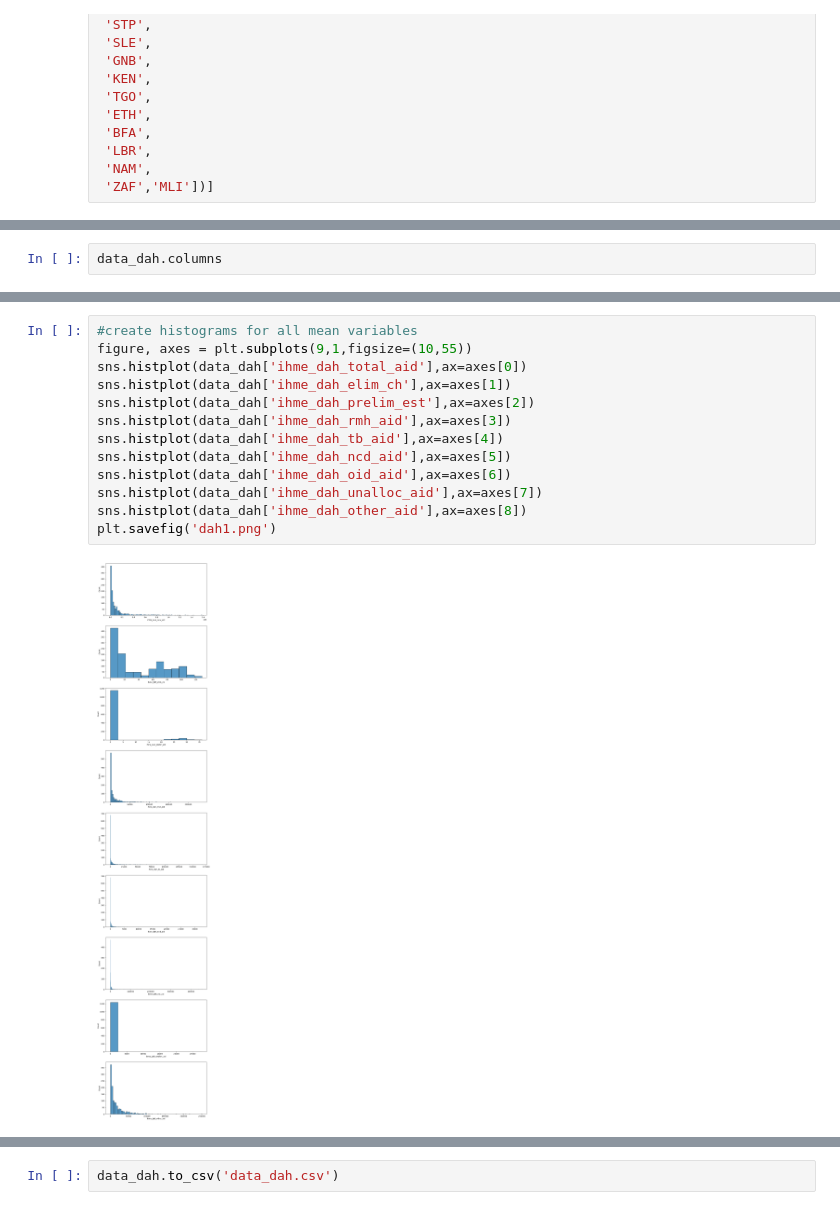
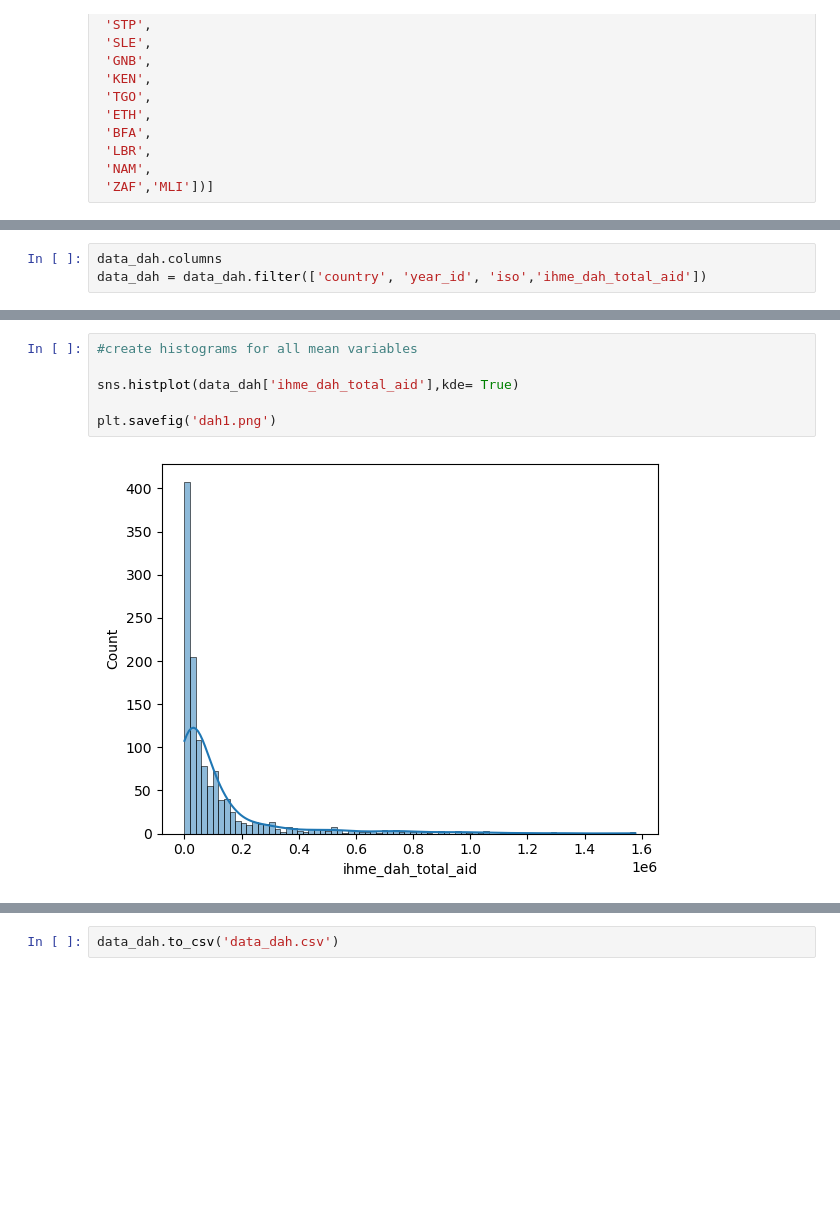
Before and after one commit to NatStrom/Thesis, a Jupyter notebook: controls.ipynb, the cells around one changed output, grey strips where cells are left out. Cells and saved outputs as stored; diff of their text form; blank space fills up the shorter version.

```diff
--- a/controls.ipynb
+++ b/controls.ipynb
@@ -465,3 +466,4 @@ custom_describe(data_dah)
 | max | 4.516000e+03 | 2.018000e+03 | 129.000000 | 36.000000 | 1.577709e+06 | 2.352610e+05 | ... |
 # %%
 data_dah.columns
+data_dah = data_dah.filter(['country', 'year_id', 'iso','ihme_dah_total_aid'])
@@ -508,17 +491,10 @@ pct_missing_df
 # %%
 #create histograms for all mean variables
-figure, axes = plt.subplots(9,1,figsize=(10,55))
-sns.histplot(data_dah['ihme_dah_total_aid'],ax=axes[0])
-sns.histplot(data_dah['ihme_dah_elim_ch'],ax=axes[1])
-sns.histplot(data_dah['ihme_dah_prelim_est'],ax=axes[2])
-sns.histplot(data_dah['ihme_dah_rmh_aid'],ax=axes[3])
-sns.histplot(data_dah['ihme_dah_tb_aid'],ax=axes[4])
-sns.histplot(data_dah['ihme_dah_ncd_aid'],ax=axes[5])
-sns.histplot(data_dah['ihme_dah_oid_aid'],ax=axes[6])
-sns.histplot(data_dah['ihme_dah_unalloc_aid'],ax=axes[7])
-sns.histplot(data_dah['ihme_dah_other_aid'],ax=axes[8])
+
+sns.histplot(data_dah['ihme_dah_total_aid'],kde= True)
+
 plt.savefig('dah1.png')
 # %% [output]
-[figure, old version]
+[figure, new version]
 # %%
 #create trendlines
```
Also changed, not shown: parts of 40 cells of this notebook, 2 other files.
